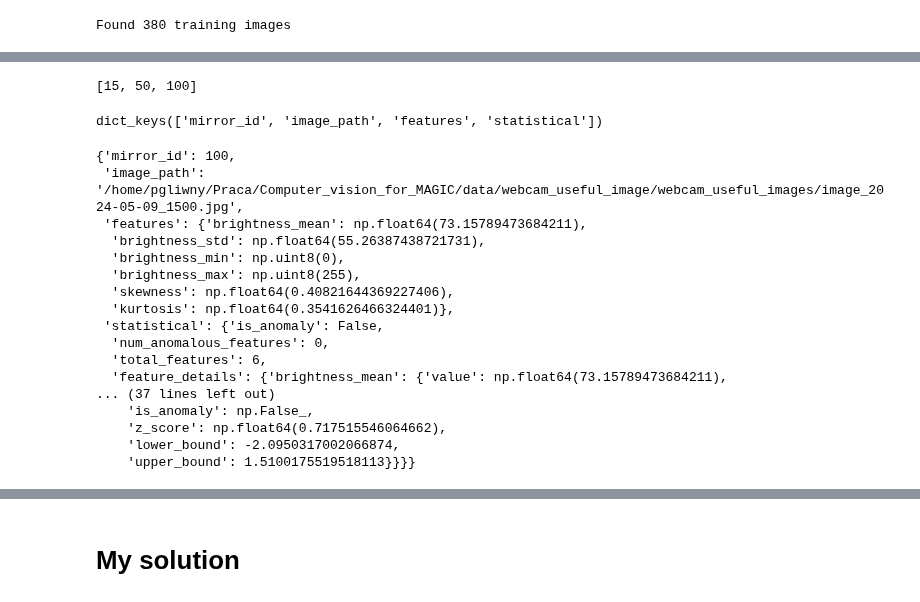
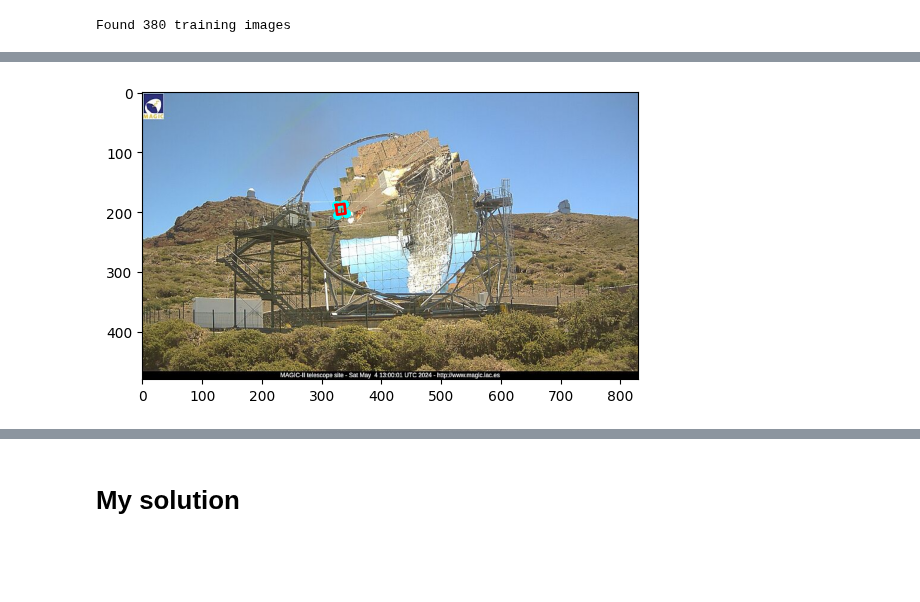
Before and after one commit to pawel21/Computer_vision_for_MAGIC, a Jupyter notebook: notebooks/build_and_use_model.ipynb, the cells around one changed output, grey strips where cells are left out. Drawn from its saved outputs; the diff is of its cells as text; code cells hidden in the pictures; blank space fills up the shorter version.

```diff
--- a/notebooks/build_and_use_model.ipynb
+++ b/notebooks/build_and_use_model.ipynb
@@ -270,29 +320,6 @@ for mirror_id in mirror_id_list:
-# %%
-mirror_id_list
-# %% [output]
-[15, 50, 100]
-# %%
-results.keys()
-# %% [output]
-dict_keys(['mirror_id', 'image_path', 'features', 'statistical'])
-# %%
-results
-# %% [output]
-{'mirror_id': 100,
- 'image_path': '/home/pgliwny/Praca/Computer_vision_for_MAGIC/data/webcam_useful_image/webcam_useful_images/image_2024-05-09_1500.jpg',
- 'features': {'brightness_mean': np.float64(73.15789473684211),
-  'brightness_std': np.float64(55.26387438721731),
-  'brightness_min': np.uint8(0),
-  'brightness_max': np.uint8(255),
-  'skewness': np.float64(0.40821644369227406),
-  'kurtosis': np.float64(0.3541626466324401)},
- 'statistical': {'is_anomaly': False,
-  'num_anomalous_features': 0,
-  'total_features': 6,
-  'feature_details': {'brightness_mean': {'value': np.float64(73.15789473684211),
-... (37 lines left out)
-    'is_anomaly': np.False_,
-    'z_score': np.float64(0.717515546064662),
-    'lower_bound': -2.0950317002066874,
-    'upper_bound': 1.5100175519518113}}}}
+# %%
+ax = show_img(new_image_path)
+add_mirror(102, ax)
+# %% [output]
+[figure, added]
 # %%
```
Also changed, not shown: parts of 5 cells of this notebook.
